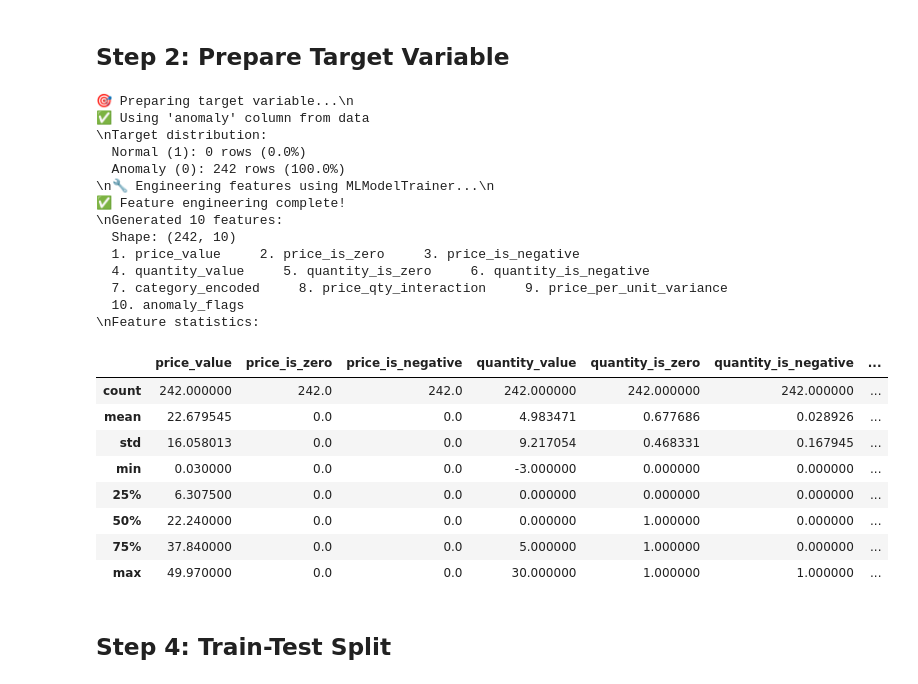
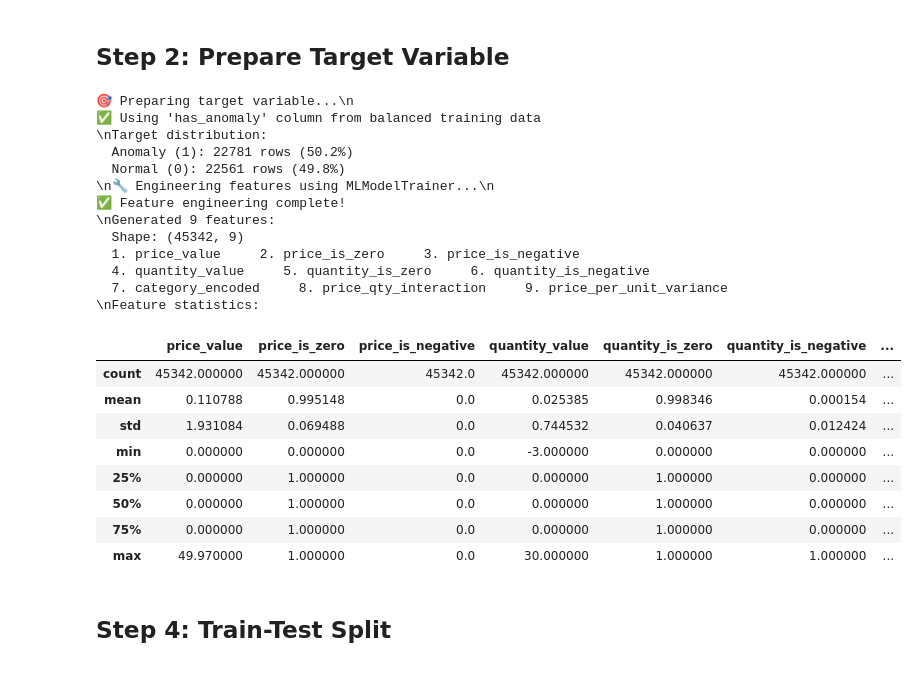
Before and after one commit to OnsElfekih/Automated_ETL_System, a Jupyter notebook: Phase_2_ML_Model_Training.ipynb, the cells around one changed output. Saved outputs shown, nothing was run; the diff lists cells and outputs as text; code cells hidden in the pictures.

Commit message:
TrainingTestAccuracy

```diff
--- a/Phase_2_ML_Model_Training.ipynb
+++ b/Phase_2_ML_Model_Training.ipynb
@@ -246,22 +207,9 @@ print("\n" + "="*70 + "\n")
 # %% [markdown]
 ## Step 1B: Load Multiple CSV Files (Enhanced Training)
 # %%
-# Load processed data
-data_path = 'data/processed/anomaly_detection.csv'
-
-print(f"📂 Loading data from: {data_path}")
-df = pd.read_csv(data_path)
-
-print(f"✅ Data loaded successfully!")
-print(f"\nDataset shape: {df.shape}")
-print(f"Rows: {len(df)}")
-print(f"Columns: {len(df.columns)}")
-
-# Display first few rows
-print("\n📋 First 5 rows:")
-display(df.head())
-
-# Display column info
-print("\n📊 Column information:")
-print(df.info())
+# This cell is redundant - data already loaded from cell 7 above
+# Skip this cell - use df from combined training files loaded above
+print("ℹ️  Data already loaded in previous cell from TrainingDataManager")
+print(f"Using df with shape: {df.shape}")
+print(f"Classes: Anomalies={( df['has_anomaly'] == True).sum()}, Normal={( df['has_anomaly'] == False).sum()}")
 # %% [output]
@@ -299,17 +219,18 @@ None
 # %% [markdown]
 ## Step 2: Prepare Target Variable
 # %%
-# Prepare target variable
+# Prepare target variable - PRIORITIZE has_anomaly from balanced training data
 print("🎯 Preparing target variable...\\n")
 
-if 'anomaly' in df.columns:
+# CHECK has_anomaly FIRST (our balanced column)
+if 'has_anomaly' in df.columns:
+    # has_anomaly: True=anomaly, False=normal → 1=anomaly, 0=normal
+    target = df['has_anomaly'].astype(int)
+    print("✅ Using 'has_anomaly' column from balanced training data")
+elif 'anomaly' in df.columns:
     # anomaly: 1=normal, -1=anomaly
     target = (df['anomaly'] == 1).astype(int)
     print("✅ Using 'anomaly' column from data")
-elif 'has_anomaly' in df.columns:
-    # has_anomaly: True=anomaly, False=normal
-    target = (~df['has_anomaly']).astype(int)
-    print("✅ Using 'has_anomaly' column from data")
 else:
     print("⚠️  Creating synthetic labels...")
     if 'anomaly_flags' in df.columns:
@@ -318,52 +239,51 @@ else:
         raise ValueError("Cannot determine target variable!")
 
 print(f"\\nTarget distribution:")
-print(f"  Normal (1): {(target == 1).sum()} rows ({(target == 1).mean()*100:.1f}%)")
-print(f"  Anomaly (0): {(target == 0).sum()} rows ({(target == 0).mean()*100:.1f}%)")
+print(f"  Anomaly (1): {(target == 1).sum()} rows ({(target == 1).mean()*100:.1f}%)")
+print(f"  Normal (0): {(target == 0).sum()} rows ({(target == 0).mean()*100:.1f}%)")
 
 # Prepare features using trainer
 print("\\n🔧 Engineering features using MLModelTrainer...\\n")
 trainer = MLModelTrainer(model_dir='models/')
 features = trainer.engineer_features(df)
 
 print(f"✅ Feature engineering complete!")
 print(f"\\nGenerated {len(features.columns)} features:")
 print(f"  Shape: {features.shape}")
 
 # Display features
 cols_per_row = 3
 for i in range(0, len(features.columns), cols_per_row):
     cols_subset = features.columns[i:i+cols_per_row]
     for j, col in enumerate(cols_subset, i+1):
         print(f"  {j}. {col}", end="   ")
     print()
 
 print(f"\\nFeature statistics:")
 display(features.describe())
 # %% [output]
 🎯 Preparing target variable...\n
-✅ Using 'anomaly' column from data
+✅ Using 'has_anomaly' column from balanced training data
 \nTarget distribution:
-  Normal (1): 0 rows (0.0%)
-  Anomaly (0): 242 rows (100.0%)
+  Anomaly (1): 22781 rows (50.2%)
+  Normal (0): 22561 rows (49.8%)
 \n🔧 Engineering features using MLModelTrainer...\n
 ✅ Feature engineering complete!
-\nGenerated 10 features:
-  Shape: (242, 10)
+\nGenerated 9 features:
+  Shape: (45342, 9)
   1. price_value     2. price_is_zero     3. price_is_negative
   4. quantity_value     5. quantity_is_zero     6. quantity_is_negative
   7. category_encoded     8. price_qty_interaction     9. price_per_unit_variance
-  10. anomaly_flags
 \nFeature statistics:
 |  | price_value | price_is_zero | price_is_negative | quantity_value | quantity_is_zero | quantity_is_negative | ... |
-| count | 242.000000 | 242.0 | 242.0 | 242.000000 | 242.000000 | 242.000000 | ... |
-| mean | 22.679545 | 0.0 | 0.0 | 4.983471 | 0.677686 | 0.028926 | ... |
-| std | 16.058013 | 0.0 | 0.0 | 9.217054 | 0.468331 | 0.167945 | ... |
-| min | 0.030000 | 0.0 | 0.0 | -3.000000 | 0.000000 | 0.000000 | ... |
-| 25% | 6.307500 | 0.0 | 0.0 | 0.000000 | 0.000000 | 0.000000 | ... |
-| 50% | 22.240000 | 0.0 | 0.0 | 0.000000 | 1.000000 | 0.000000 | ... |
-| 75% | 37.840000 | 0.0 | 0.0 | 5.000000 | 1.000000 | 0.000000 | ... |
-| max | 49.970000 | 0.0 | 0.0 | 30.000000 | 1.000000 | 1.000000 | ... |
+| count | 45342.000000 | 45342.000000 | 45342.0 | 45342.000000 | 45342.000000 | 45342.000000 | ... |
+| mean | 0.110788 | 0.995148 | 0.0 | 0.025385 | 0.998346 | 0.000154 | ... |
+| std | 1.931084 | 0.069488 | 0.0 | 0.744532 | 0.040637 | 0.012424 | ... |
+| min | 0.000000 | 0.000000 | 0.0 | -3.000000 | 0.000000 | 0.000000 | ... |
+| 25% | 0.000000 | 1.000000 | 0.0 | 0.000000 | 1.000000 | 0.000000 | ... |
+| 50% | 0.000000 | 1.000000 | 0.0 | 0.000000 | 1.000000 | 0.000000 | ... |
+| 75% | 0.000000 | 1.000000 | 0.0 | 0.000000 | 1.000000 | 0.000000 | ... |
+| max | 49.970000 | 1.000000 | 0.0 | 30.000000 | 1.000000 | 1.000000 | ... |
 # %% [markdown]
 ## Step 4: Train-Test Split
 # %%
```
Also changed, not shown: parts of 9 cells of this notebook, 15 other files.
